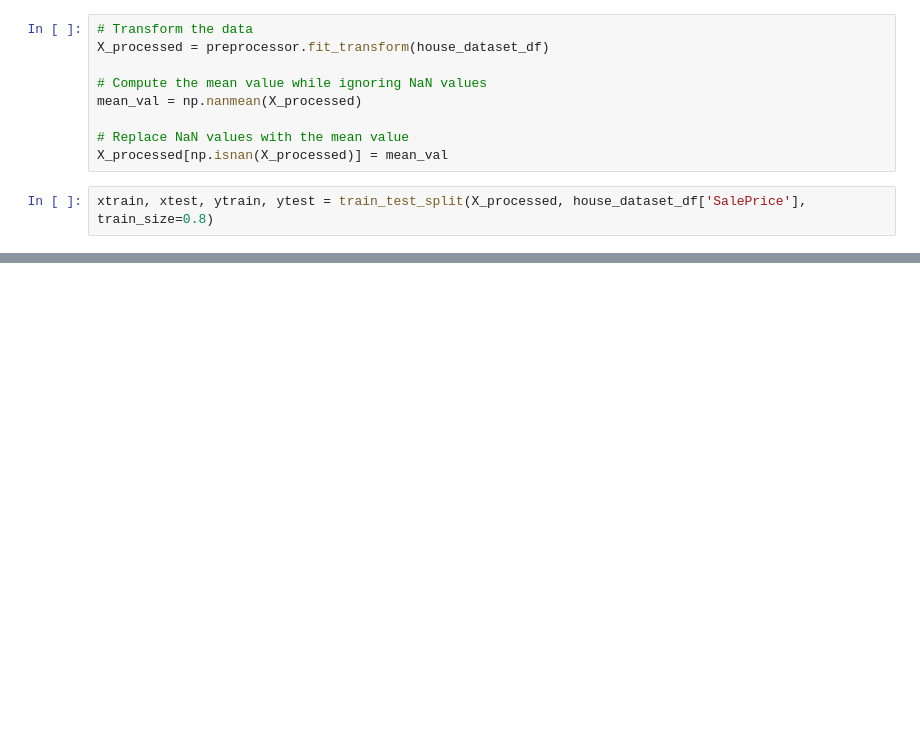
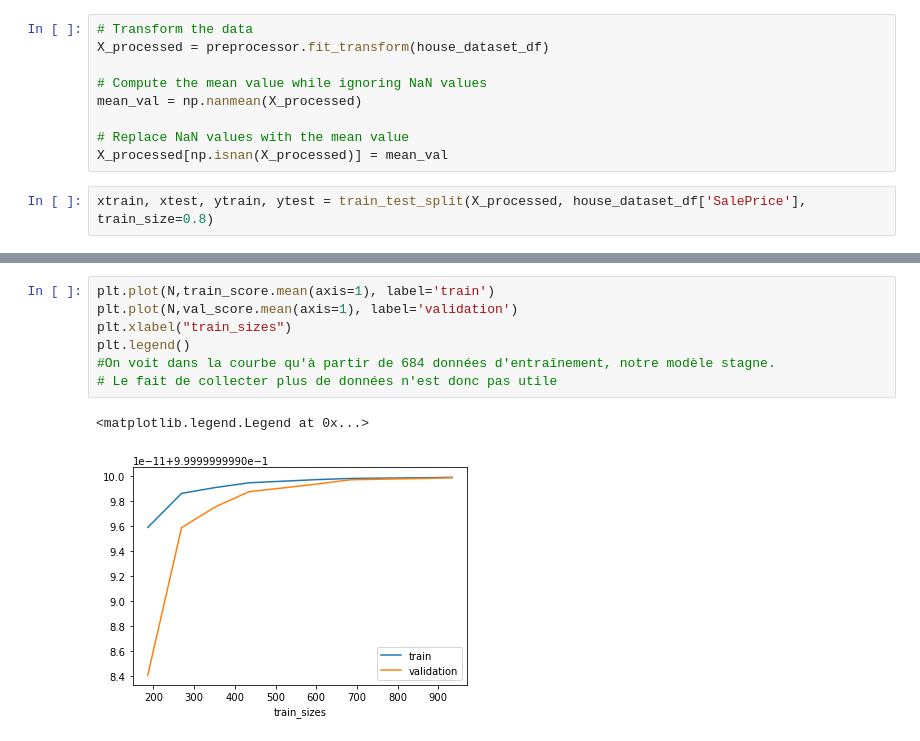
Before and after one commit to Khadimou/SalesPriceML, a Jupyter notebook: data_analysis.ipynb, the cells around one changed output, grey strips where cells are left out. Cells and saved outputs as stored; diff of their text form; blank space fills up the shorter version.

```diff
--- a/data_analysis.ipynb
+++ b/data_analysis.ipynb
@@ -251,0 +317,10 @@ erreur
+# %%
+plt.plot(N,train_score.mean(axis=1), label='train')
+plt.plot(N,val_score.mean(axis=1), label='validation')
+plt.xlabel("train_sizes")
+plt.legend()
+#On voit dans la courbe qu'à partir de 684 données d'entraînement, notre modèle stagne.
+# Le fait de collecter plus de données n'est donc pas utile
+# %% [output]
+<matplotlib.legend.Legend at 0x...>
+[figure, added]
```
Also changed, not shown: parts of 12 cells of this notebook.
